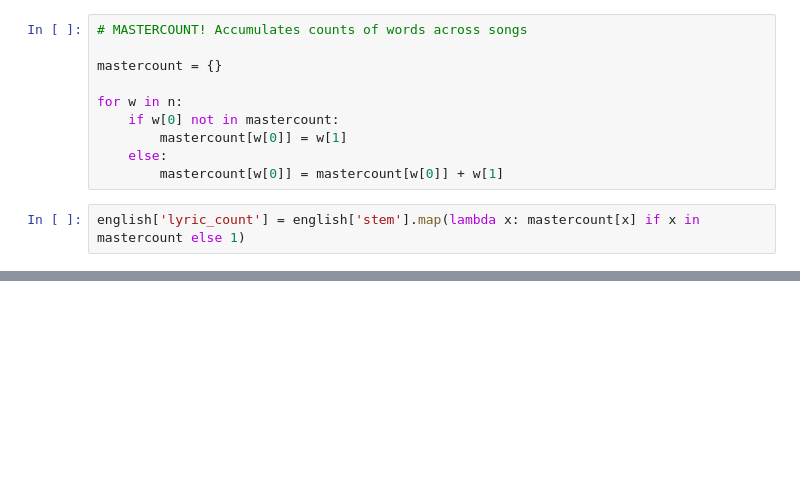
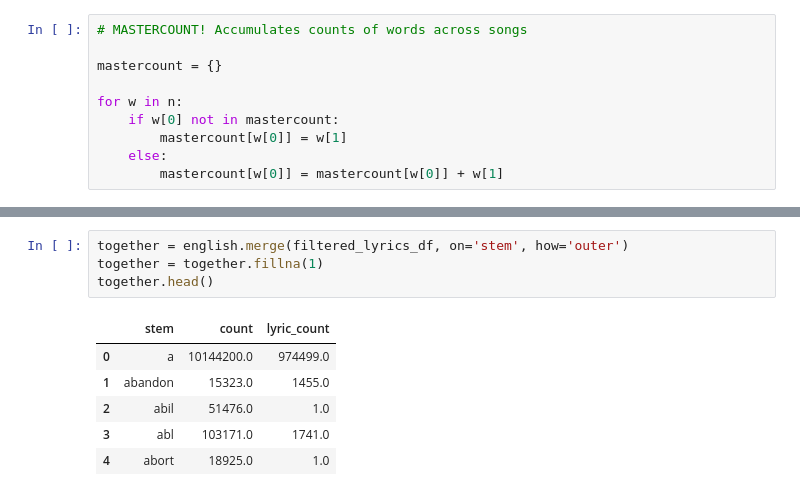
Before and after one commit to agoldgeier/cliche_bot, a Jupyter notebook: make_cliche_scores.ipynb, the cells around one changed output, grey strips where cells are left out. Saved outputs shown, nothing was run; the diff lists cells and outputs as text; blank space fills up the shorter version.

```diff
--- a/make_cliche_scores.ipynb
+++ b/make_cliche_scores.ipynb
@@ -86,5 +78,3 @@ for w in n:
         mastercount[w[0]] = w[1]
     else:
         mastercount[w[0]] = mastercount[w[0]] + w[1]
-# %%
-english['lyric_count'] = english['stem'].map(lambda x: mastercount[x] if x in mastercount else 1)
@@ -94,0 +98,11 @@ english['p_lyrics'] = english['lyric_count'].map(lambda x: x*1.0/total_lyrics)
+# %%
+together = english.merge(filtered_lyrics_df, on='stem', how='outer')
+together = together.fillna(1)
+together.head()
+# %% [output]
+|  | stem | count | lyric_count |
+| 0 | a | 10144200.0 | 974499.0 |
+| 1 | abandon | 15323.0 | 1455.0 |
+| 2 | abil | 51476.0 | 1.0 |
+| 3 | abl | 103171.0 | 1741.0 |
+| 4 | abort | 18925.0 | 1.0 |
```
Also changed, not shown: parts of 18 cells of this notebook, 2 other files.
